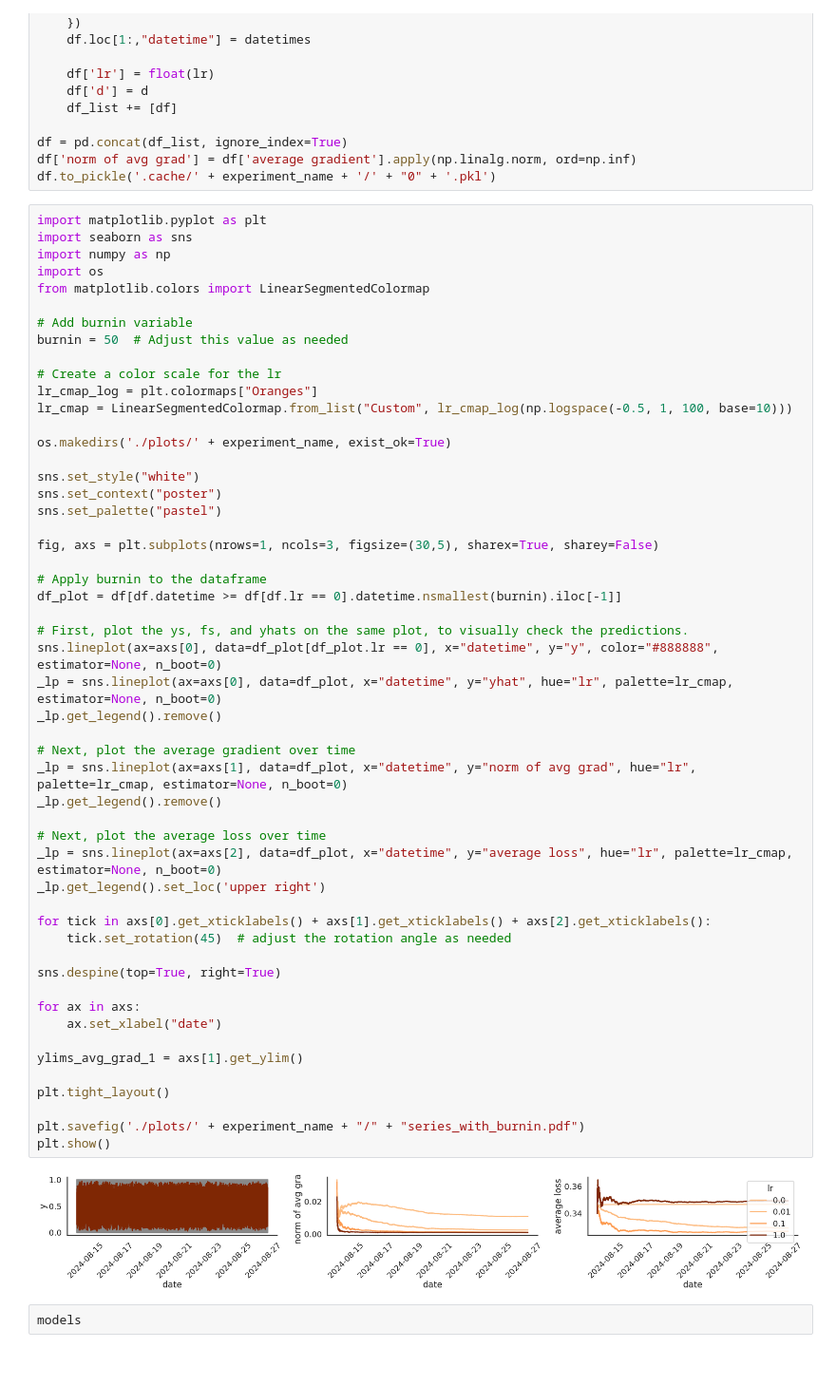
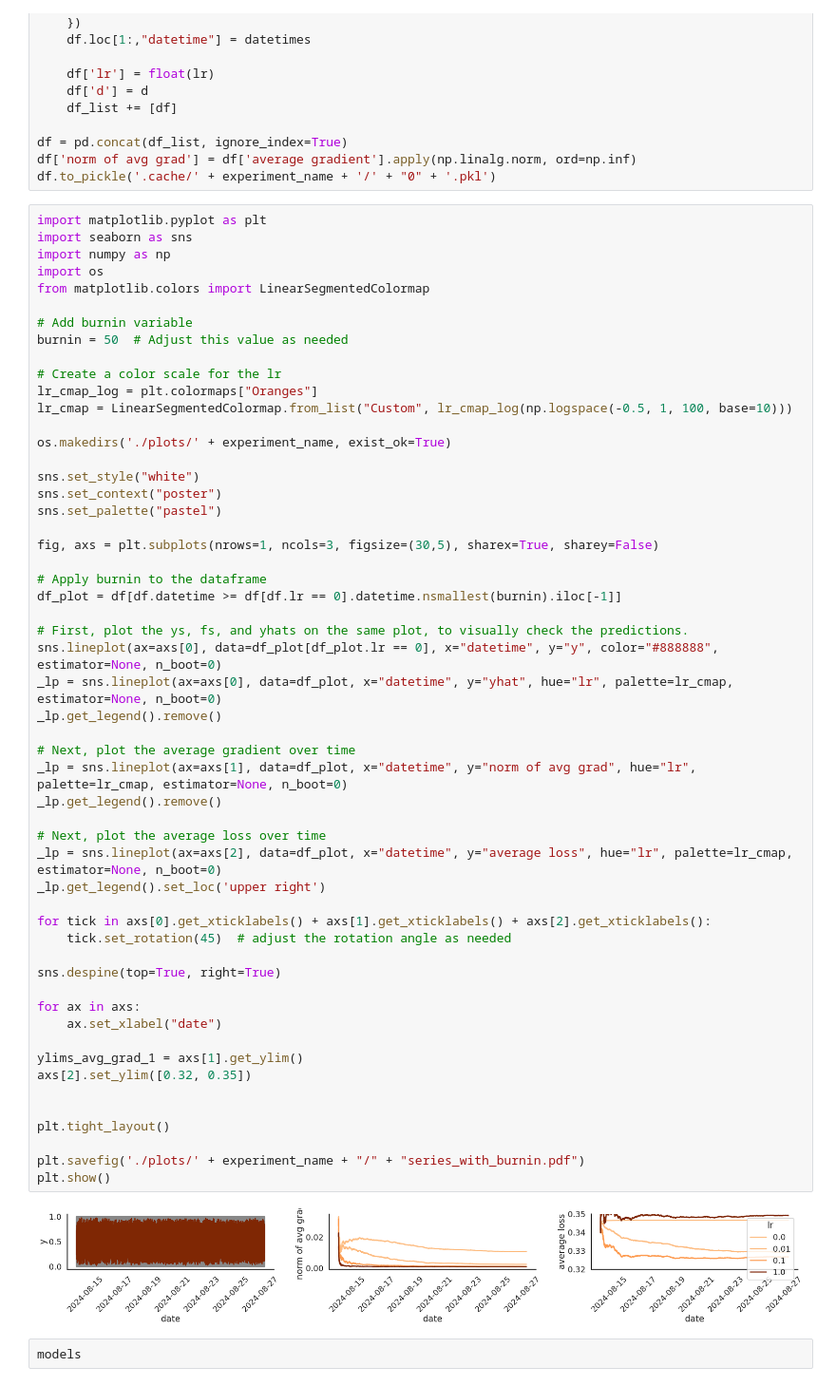
Before and after one commit to aangelopoulos/gradient-equilibrium, a Jupyter notebook: arena/online_elo_reg.ipynb, the cells around one changed output. Shown at 95% size. Cells and saved outputs as stored; diff of their text form.

```diff
--- a/arena/online_elo_reg.ipynb
+++ b/arena/online_elo_reg.ipynb
@@ -156,34 +156,36 @@ fig, axs = plt.subplots(nrows=1, ncols=3, figsize=(30,5), sharex=True, sharey=Fa
 df_plot = df[df.datetime >= df[df.lr == 0].datetime.nsmallest(burnin).iloc[-1]]
 
 # First, plot the ys, fs, and yhats on the same plot, to visually check the predictions.
 sns.lineplot(ax=axs[0], data=df_plot[df_plot.lr == 0], x="datetime", y="y", color="#888888", estimator=None, n_boot=0)
 _lp = sns.lineplot(ax=axs[0], data=df_plot, x="datetime", y="yhat", hue="lr", palette=lr_cmap, estimator=None, n_boot=0)
 _lp.get_legend().remove()
 
 # Next, plot the average gradient over time
 _lp = sns.lineplot(ax=axs[1], data=df_plot, x="datetime", y="norm of avg grad", hue="lr", palette=lr_cmap, estimator=None, n_boot=0)
 _lp.get_legend().remove()
 
 # Next, plot the average loss over time
 _lp = sns.lineplot(ax=axs[2], data=df_plot, x="datetime", y="average loss", hue="lr", palette=lr_cmap, estimator=None, n_boot=0)
 _lp.get_legend().set_loc('upper right')
 
 for tick in axs[0].get_xticklabels() + axs[1].get_xticklabels() + axs[2].get_xticklabels():
     tick.set_rotation(45)  # adjust the rotation angle as needed
 
 sns.despine(top=True, right=True)
 
 for ax in axs:
     ax.set_xlabel("date")
 
 ylims_avg_grad_1 = axs[1].get_ylim()
+axs[2].set_ylim([0.32, 0.35])
+
 
 plt.tight_layout()
 
 plt.savefig('./plots/' + experiment_name + "/" + "series_with_burnin.pdf")
 plt.show()
 # %% [output]
-[figure, old version]
+[figure, new version]
 # %%
 models
 # %% [output]
```
Also changed, not shown: parts of 1 cell of this notebook, 11 other files.
